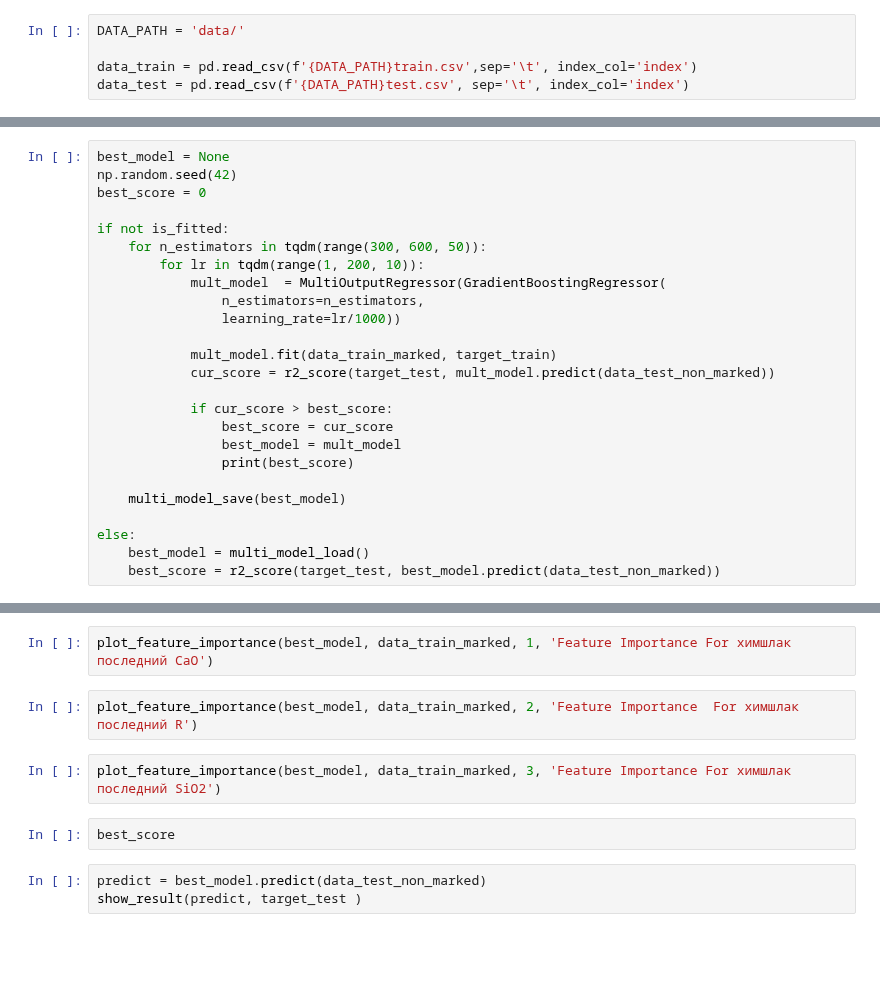
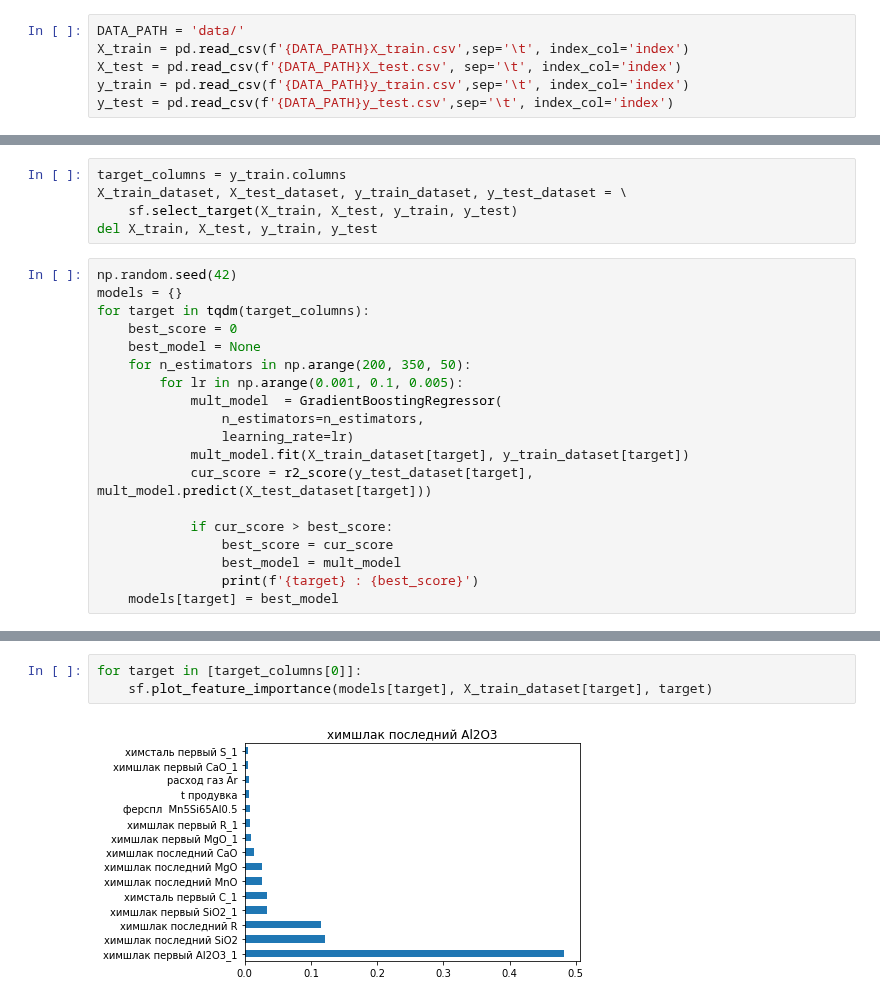
Before and after one commit to OnlyOneUseAcc/Evraz-SCC-prediction, a Jupyter notebook: GBR.ipynb, the cells around one changed output, grey strips where cells are left out. Cells and saved outputs as stored; diff of their text form; blank space fills up the shorter version.

```diff
--- a/GBR.ipynb
+++ b/GBR.ipynb
@@ -10,5 +10,6 @@ from tqdm import tqdm
 # %%
 DATA_PATH = 'data/'
-
-data_train = pd.read_csv(f'{DATA_PATH}train.csv',sep='\t', index_col='index')
-data_test = pd.read_csv(f'{DATA_PATH}test.csv', sep='\t', index_col='index')
+X_train = pd.read_csv(f'{DATA_PATH}X_train.csv',sep='\t', index_col='index')
+X_test = pd.read_csv(f'{DATA_PATH}X_test.csv', sep='\t', index_col='index')
+y_train = pd.read_csv(f'{DATA_PATH}y_train.csv',sep='\t', index_col='index')
+y_test = pd.read_csv(f'{DATA_PATH}y_test.csv',sep='\t', index_col='index')
@@ -65,26 +16,25 @@ is_fitted = False
+# %%
+target_columns = y_train.columns
+X_train_dataset, X_test_dataset, y_train_dataset, y_test_dataset = \
+    sf.select_target(X_train, X_test, y_train, y_test)
+del X_train, X_test, y_train, y_test
 # %%
-best_model = None
 np.random.seed(42)
-best_score = 0
-
-if not is_fitted:
-    for n_estimators in tqdm(range(300, 600, 50)):
-        for lr in tqdm(range(1, 200, 10)):
-            mult_model  = MultiOutputRegressor(GradientBoostingRegressor(
+models = {}
+for target in tqdm(target_columns):
+    best_score = 0
+    best_model = None
+    for n_estimators in np.arange(200, 350, 50):
+        for lr in np.arange(0.001, 0.1, 0.005):
+            mult_model  = GradientBoostingRegressor(
                 n_estimators=n_estimators,
-                learning_rate=lr/1000))
-
-            mult_model.fit(data_train_marked, target_train)
-            cur_score = r2_score(target_test, mult_model.predict(data_test_non_marked))
+                learning_rate=lr)
+            mult_model.fit(X_train_dataset[target], y_train_dataset[target])
+            cur_score = r2_score(y_test_dataset[target], mult_model.predict(X_test_dataset[target]))
 
             if cur_score > best_score:
                 best_score = cur_score
                 best_model = mult_model
-                print(best_score)
-
-    multi_model_save(best_model)
-
-else:
-    best_model = multi_model_load()
-    best_score = r2_score(target_test, best_model.predict(data_test_non_marked))
+                print(f'{target} : {best_score}')
+    models[target] = best_model
 # %% [output]
@@ -94,11 +58,5 @@ plot_feature_importance(best_model, data_train_marked, 0, 'Feature Importance Fo
-# %%
-plot_feature_importance(best_model, data_train_marked, 1, 'Feature Importance For химшлак последний CaO')
-# %%
-plot_feature_importance(best_model, data_train_marked, 2, 'Feature Importance  For химшлак последний R')
-# %%
-plot_feature_importance(best_model, data_train_marked, 3, 'Feature Importance For химшлак последний SiO2')
-# %%
-best_score
-# %%
-predict = best_model.predict(data_test_non_marked)
-show_result(predict, target_test )
+# %%
+for target in [target_columns[0]]:
+    sf.plot_feature_importance(models[target], X_train_dataset[target], target)
+# %% [output]
+[figure, added]
```
Also changed, not shown: parts of 15 cells of this notebook, 11 other files.
